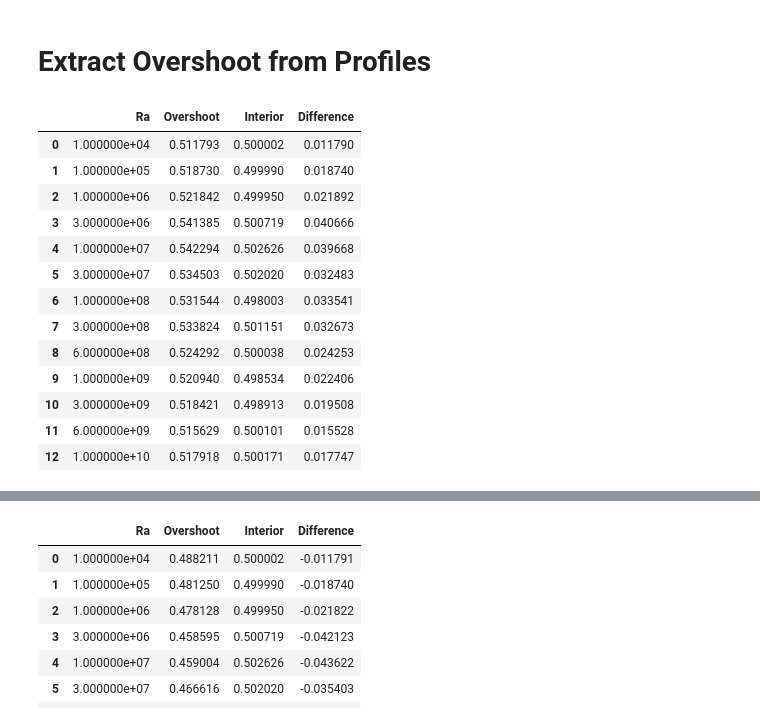
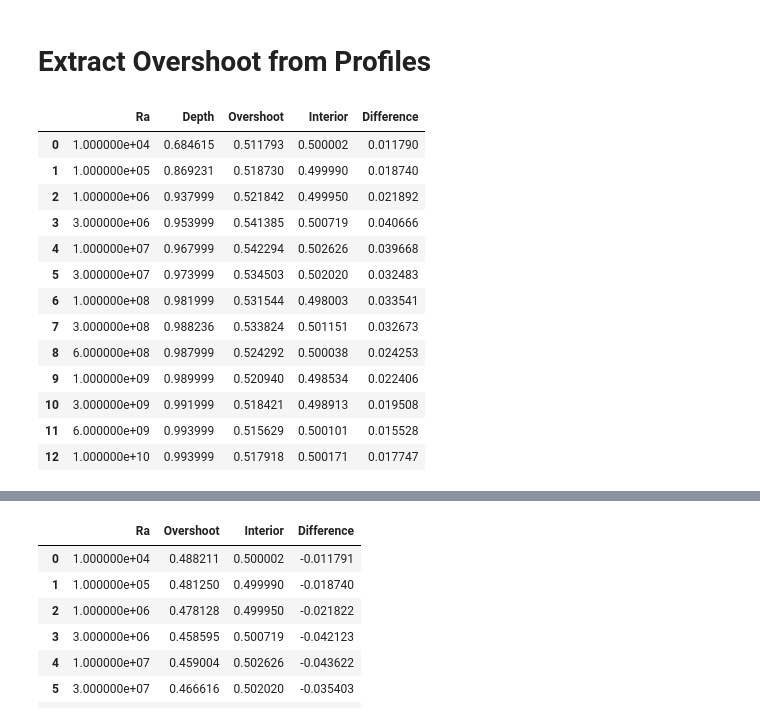
Before and after one commit to juliangtCode/CitcomCU-Notebooks, a Jupyter notebook: Basal Heating/Extract Overshoot from Profiles.ipynb, the cells around one changed output, grey strips where cells are left out. Saved outputs shown, nothing was run; the diff lists cells and outputs as text; code cells hidden in the pictures.

```diff
--- a/Basal Heating/Extract Overshoot from Profiles.ipynb
+++ b/Basal Heating/Extract Overshoot from Profiles.ipynb
@@ -66,46 +66,52 @@ for i in range(lenRa):
 # %%
 to = []
 ti = []
 ra = []
+zz = []
 for i in range(lenRa-2):
     max_len = len(data[i]['Temperature'])
     mid_len = int(len(data[i]['Temperature'])/2)
     to.append(data[i]['Temperature'].truncate(before=mid_len, after=max_len).max())
     ti.append(data[i]['Temperature'][mid_len])
     ra.append(data[i]['Ra'][0])
+    idx = np.where(data[i]['Temperature']==data[i]['Temperature'].truncate(before=mid_len, after=max_len).max())[0][0]
+    zz.append(data[i]['Radius'][idx])
 to = np.array(to)
 ti = np.array(ti)
 ra = np.array(ra)
+zz = np.array(zz)
 
-result = pd.DataFrame({'Ra': ra, 'Overshoot': to, 'Interior': ti, 'Difference':to-ti})
+result = pd.DataFrame({'Ra': ra, 'Depth' : zz,'Overshoot': to, 'Interior': ti, 'Difference':to-ti})
 result = result.sort_values(by=['Ra'])
 result = result.reset_index(drop=True)
 
 plt.plot(result['Ra'],result['Difference'],'.',linestyle='--')
 plt.xscale('log');
 # plt.axvline(3e6);
 plt.title('Overshoot Difference @ Top')
 plt.xlabel('Ra')
 plt.ylabel('ΔT');
 image_path = 'C:\\Users\\super\\Dropbox\\Rice University\\501\\BL_Interactions_Images\\'
 plt.savefig(image_path + 'overshoot_top.png',pad_inches=0.1,bbox_inches='tight');
 
+save_path = 'C:\\Users\\super\\Dropbox\\Rice University\\501\\BL_Interactions_Data\\'
+result.to_csv(save_path+'overshoot_data.csv', index=False)
 result
 # %% [output]
-|  | Ra | Overshoot | Interior | Difference |
-| 0 | 1.000000e+04 | 0.511793 | 0.500002 | 0.011790 |
-| 1 | 1.000000e+05 | 0.518730 | 0.499990 | 0.018740 |
-| 2 | 1.000000e+06 | 0.521842 | 0.499950 | 0.021892 |
-| 3 | 3.000000e+06 | 0.541385 | 0.500719 | 0.040666 |
-| 4 | 1.000000e+07 | 0.542294 | 0.502626 | 0.039668 |
-| 5 | 3.000000e+07 | 0.534503 | 0.502020 | 0.032483 |
-| 6 | 1.000000e+08 | 0.531544 | 0.498003 | 0.033541 |
-| 7 | 3.000000e+08 | 0.533824 | 0.501151 | 0.032673 |
-| 8 | 6.000000e+08 | 0.524292 | 0.500038 | 0.024253 |
-| 9 | 1.000000e+09 | 0.520940 | 0.498534 | 0.022406 |
-| 10 | 3.000000e+09 | 0.518421 | 0.498913 | 0.019508 |
-| 11 | 6.000000e+09 | 0.515629 | 0.500101 | 0.015528 |
-| 12 | 1.000000e+10 | 0.517918 | 0.500171 | 0.017747 |
+|  | Ra | Depth | Overshoot | Interior | Difference |
+| 0 | 1.000000e+04 | 0.684615 | 0.511793 | 0.500002 | 0.011790 |
+| 1 | 1.000000e+05 | 0.869231 | 0.518730 | 0.499990 | 0.018740 |
+| 2 | 1.000000e+06 | 0.937999 | 0.521842 | 0.499950 | 0.021892 |
+| 3 | 3.000000e+06 | 0.953999 | 0.541385 | 0.500719 | 0.040666 |
+| 4 | 1.000000e+07 | 0.967999 | 0.542294 | 0.502626 | 0.039668 |
+| 5 | 3.000000e+07 | 0.973999 | 0.534503 | 0.502020 | 0.032483 |
+| 6 | 1.000000e+08 | 0.981999 | 0.531544 | 0.498003 | 0.033541 |
+| 7 | 3.000000e+08 | 0.988236 | 0.533824 | 0.501151 | 0.032673 |
+| 8 | 6.000000e+08 | 0.987999 | 0.524292 | 0.500038 | 0.024253 |
+| 9 | 1.000000e+09 | 0.989999 | 0.520940 | 0.498534 | 0.022406 |
+| 10 | 3.000000e+09 | 0.991999 | 0.518421 | 0.498913 | 0.019508 |
+| 11 | 6.000000e+09 | 0.993999 | 0.515629 | 0.500101 | 0.015528 |
+| 12 | 1.000000e+10 | 0.993999 | 0.517918 | 0.500171 | 0.017747 |
 [drawing not drawn]
 # %%
 to = []
```
Also changed, not shown: parts of 6 cells of this notebook, 7 other files.
